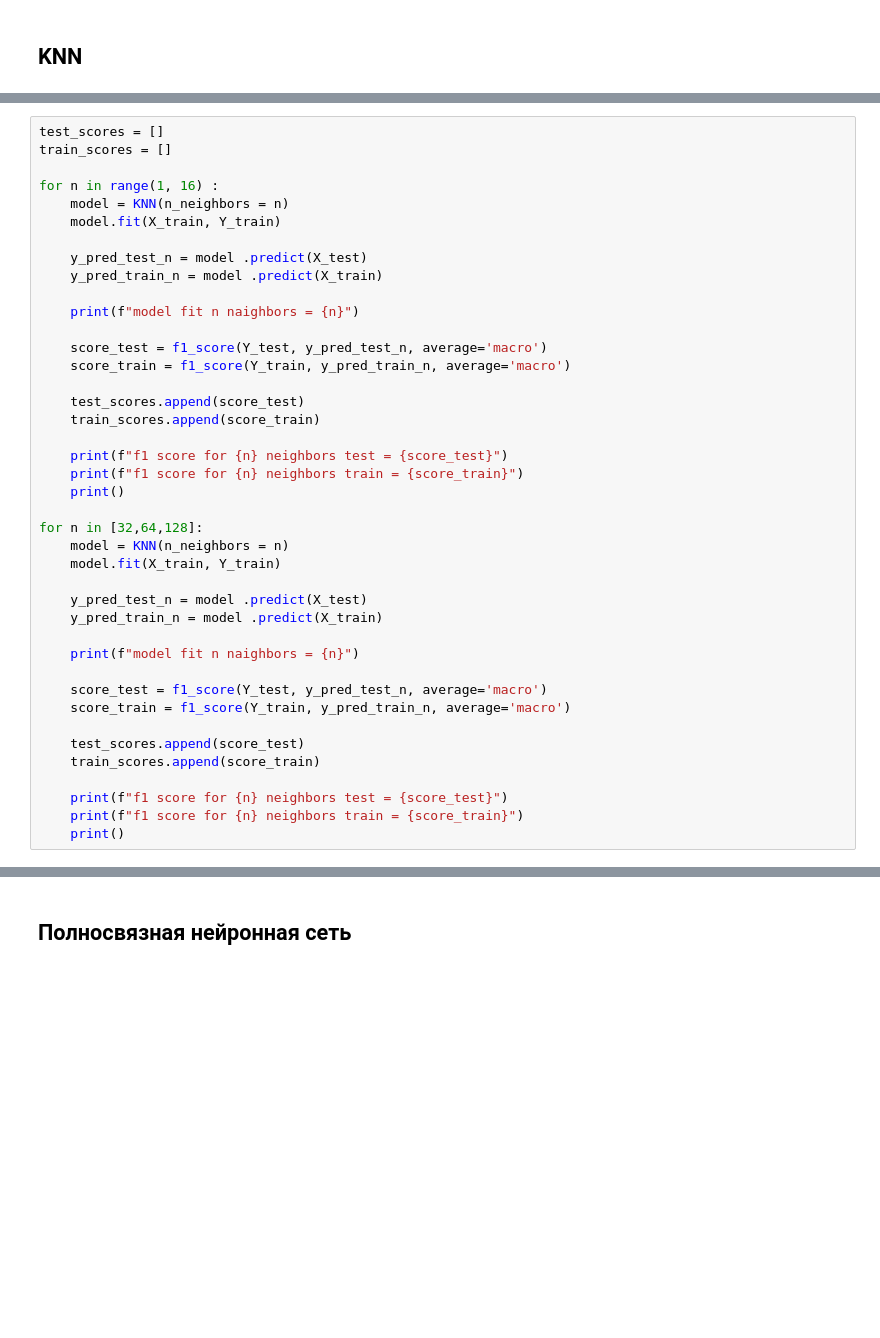
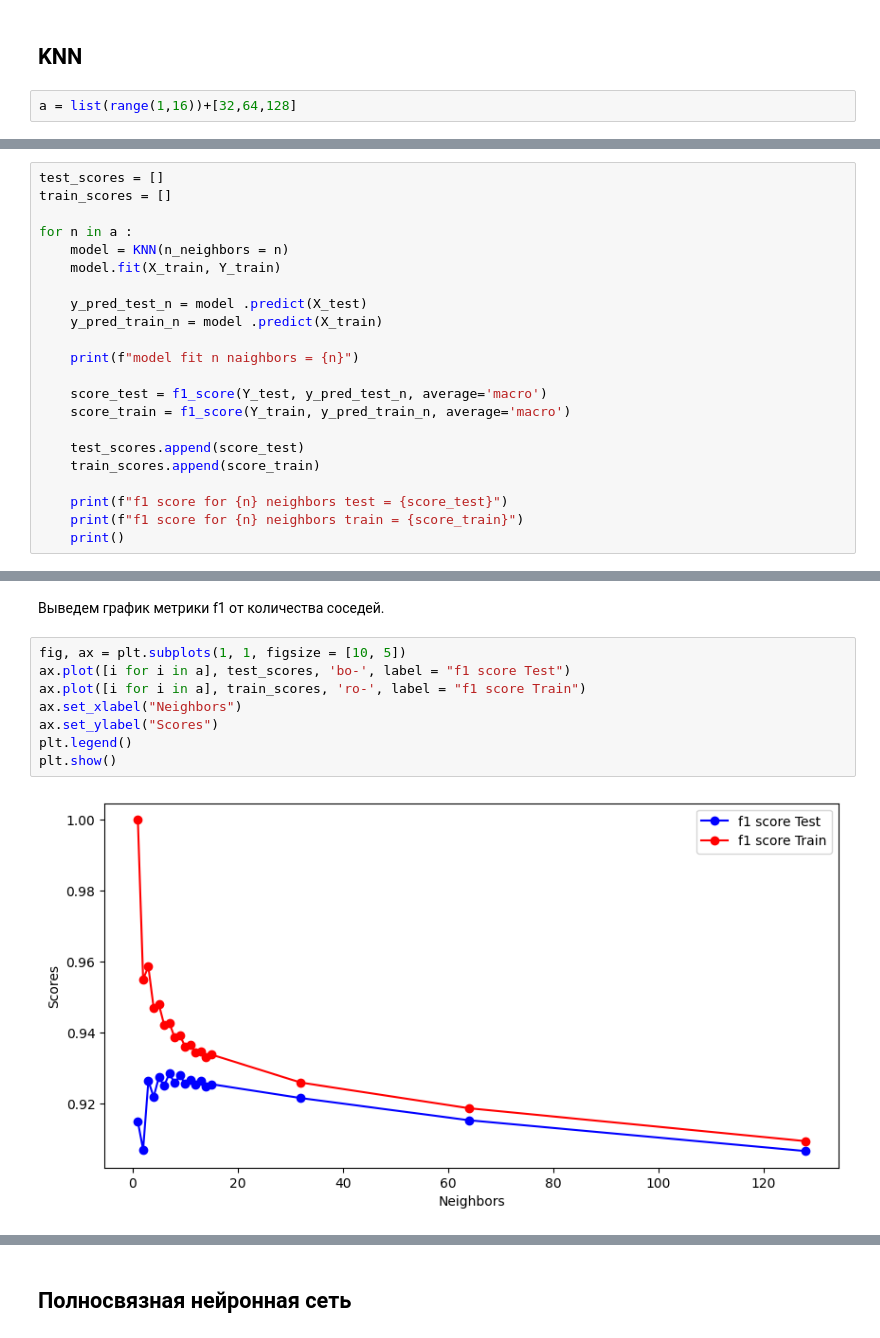
Before and after one commit to AZinkov-of/machine_learning, a Jupyter notebook: Untitled2.ipynb, the cells around one changed output, grey strips where cells are left out. Saved outputs shown, nothing was run; the diff lists cells and outputs as text; blank space fills up the shorter version.

```diff
--- a/Untitled2.ipynb
+++ b/Untitled2.ipynb
@@ -399,3 +414,5 @@ Y_test= test_set[['satisfaction_neutral or dissatisfied','satisfaction_satisfied
 # *7*. Обучаем модель
 # %% [markdown]
 ## KNN
+# %%
+a = list(range(1,16))+[32,64,128]
@@ -403,7 +422,7 @@ Y_test= test_set[['satisfaction_neutral or dissatisfied','satisfaction_satisfied
 test_scores = []
 train_scores = []
 
-for n in range(1, 16) :
+for n in a :
     model = KNN(n_neighbors = n)
     model.fit(X_train, Y_train)
 
@@ -421,23 +440,4 @@ for n in range(1, 16) :
     print(f"f1 score for {n} neighbors test = {score_test}")
     print(f"f1 score for {n} neighbors train = {score_train}")
     print()
-
-for n in [32,64,128]:
-    model = KNN(n_neighbors = n)
-    model.fit(X_train, Y_train)
-
-    y_pred_test_n = model .predict(X_test)
-    y_pred_train_n = model .predict(X_train)
-
-    print(f"model fit n naighbors = {n}")
-
-    score_test = f1_score(Y_test, y_pred_test_n, average='macro')
-    score_train = f1_score(Y_train, y_pred_train_n, average='macro')
-
-    test_scores.append(score_test)
-    train_scores.append(score_train)
-
-    print(f"f1 score for {n} neighbors test = {score_test}")
-    print(f"f1 score for {n} neighbors train = {score_train}")
-    print()
 # %% [output]
@@ -444,0 +461,12 @@ KeyboardInterrupt: ignored
+# %% [markdown]
+Выведем график метрики f1 от количества соседей.
+# %%
+fig, ax = plt.subplots(1, 1, figsize = [10, 5])
+ax.plot([i for i in a], test_scores, 'bo-', label = "f1 score Test")
+ax.plot([i for i in a], train_scores, 'ro-', label = "f1 score Train")
+ax.set_xlabel("Neighbors")
+ax.set_ylabel("Scores")
+plt.legend()
+plt.show()
+# %% [output]
+[figure, added]
```
Also changed, not shown: parts of 25 cells of this notebook.
